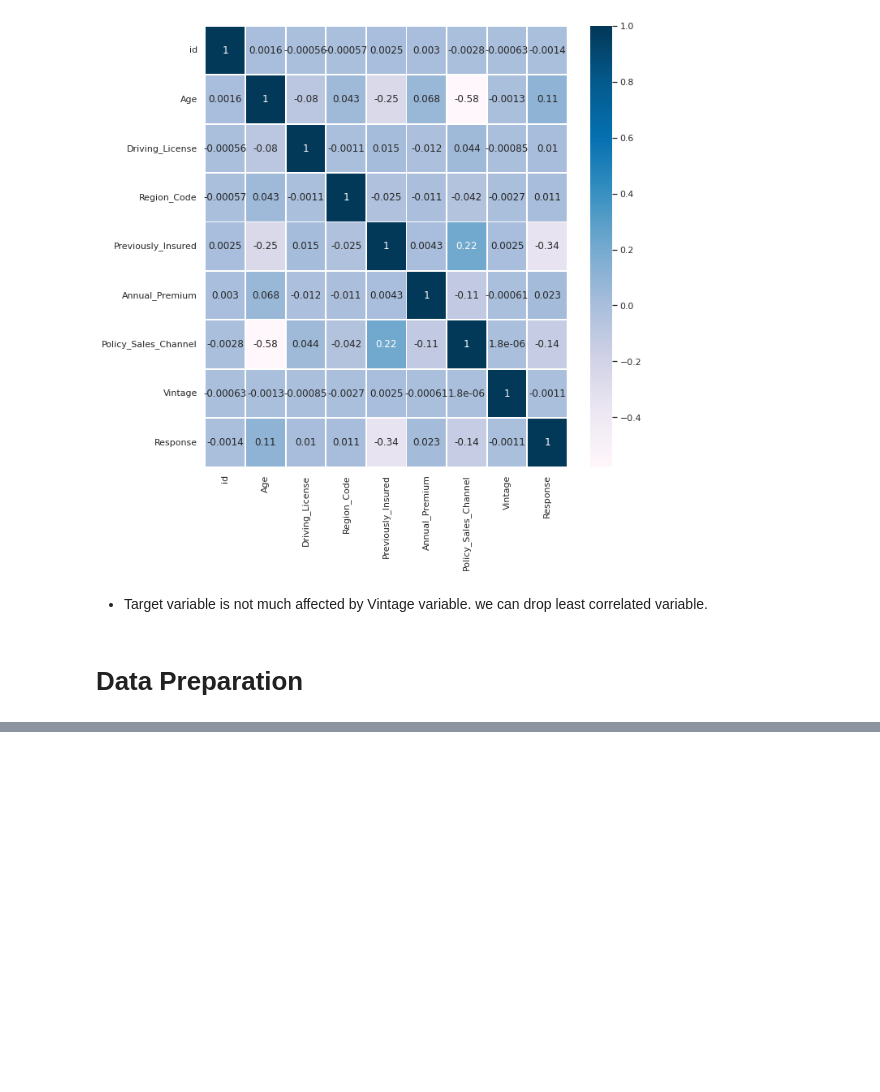
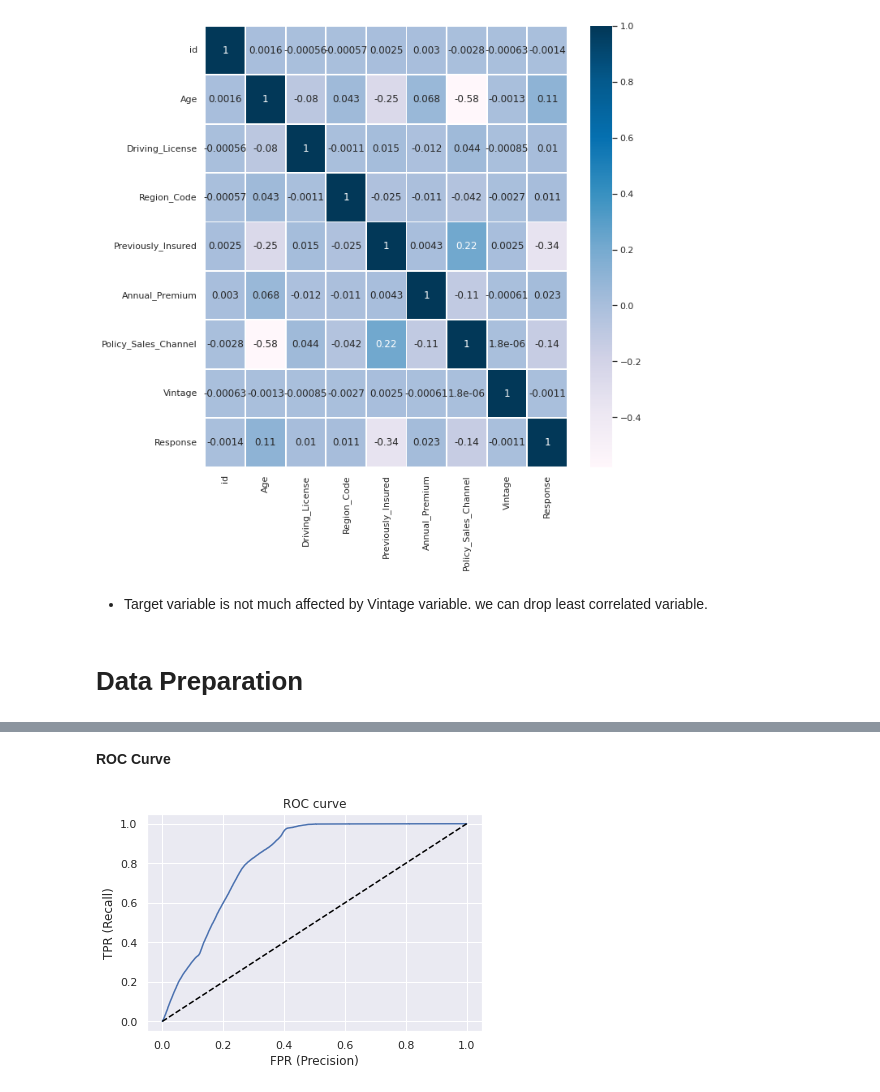
Before and after one commit to sunanda-debnath/HEALTH-INSURANCE_CROSS_SELL_PREDICTION, a Jupyter notebook: HEALTH_INSURANCE_CROSS_SELL_PREDICTION.ipynb, the cells around one changed output, grey strips where cells are left out. Cells and saved outputs as stored; diff of their text form; code cells hidden in the pictures; blank space fills up the shorter version.

```diff
--- a/HEALTH_INSURANCE_CROSS_SELL_PREDICTION.ipynb
+++ b/HEALTH_INSURANCE_CROSS_SELL_PREDICTION.ipynb
@@ -261,0 +346,4 @@ plt.show()
+# %%
+scaler=StandardScaler()
+xtrain=scaler.fit_transform(xtrain)
+xtest=scaler.transform(xtest)
@@ -261,0 +372,11 @@ plt.show()
+# %%
+model=LogisticRegression()
+model=model.fit(xtrain,ytrain)
+pred=model.predict(xtest)
+lr_probability =model.predict_proba(xtest)[:,1]
+
+acc_lr=accuracy_score(ytest,pred)
+recall_lr=recall_score(ytest,pred)
+precision_lr=precision_score(ytest,pred)
+f1score_lr=f1_score(ytest,pred)
+AUC_lr=roc_auc_score(pred,ytest)
@@ -261,0 +402,15 @@ plt.show()
+# %% [markdown]
+**ROC Curve**
+# %%
+from sklearn.metrics import roc_curve
+fpr,tpr,_=roc_curve(ytest,lr_probability)
+
+plt.title('ROC curve')
+plt.xlabel('FPR (Precision)')
+plt.ylabel('TPR (Recall)')
+
+plt.plot(fpr,tpr)
+plt.plot((0,1), ls='dashed',color='black')
+plt.show()
+# %% [output]
+[figure, added]
```
Also changed, not shown: parts of 39 cells of this notebook.
